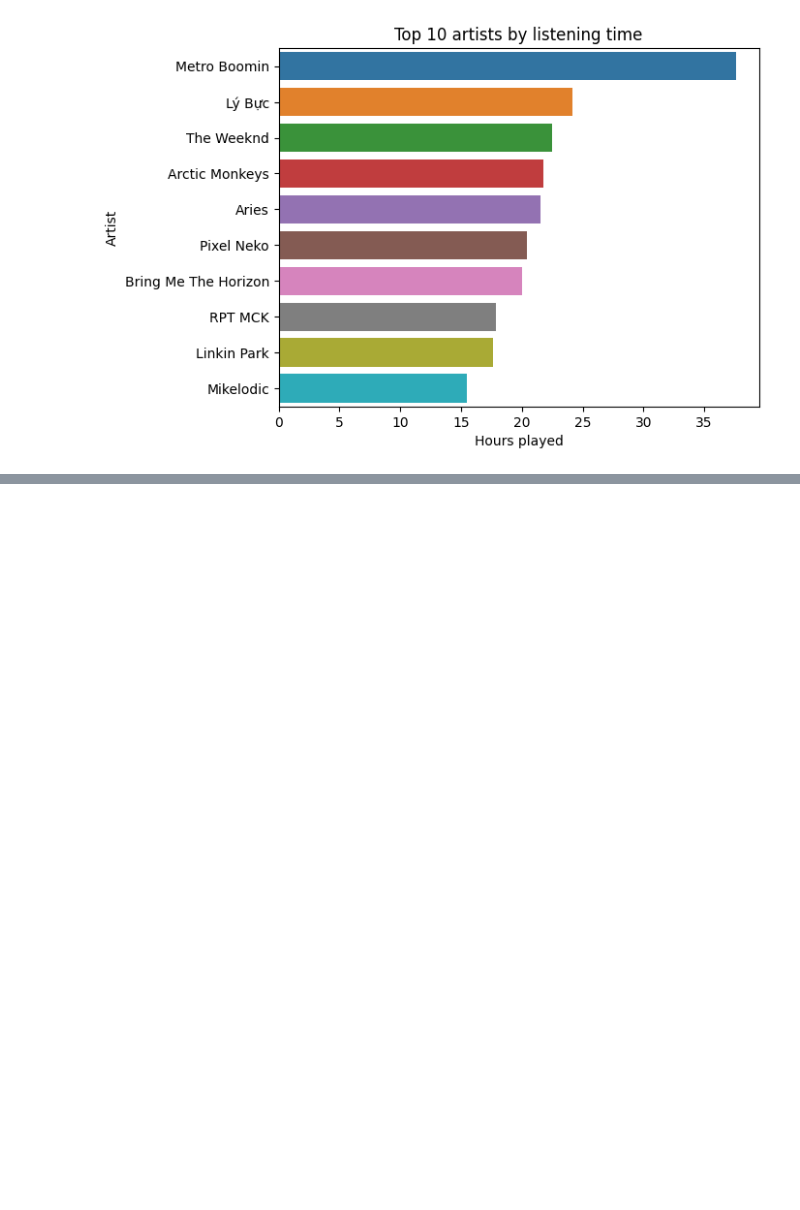
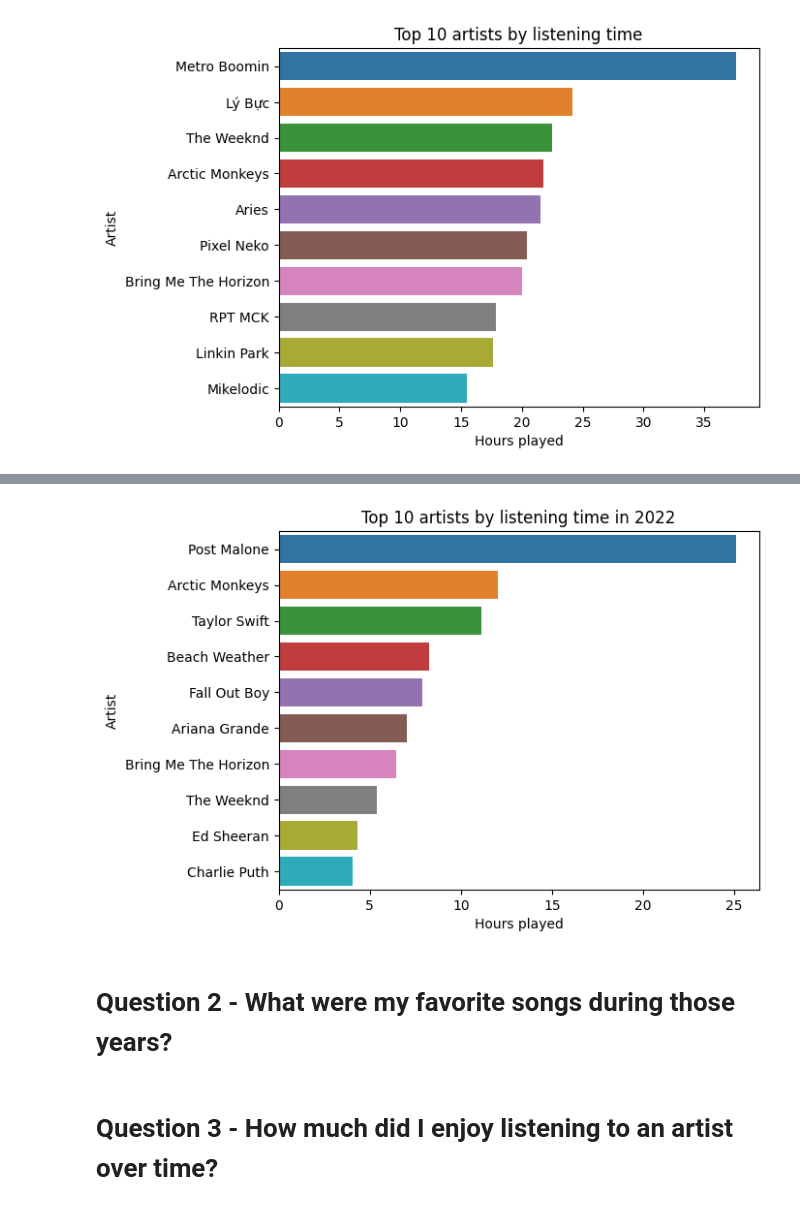
Before and after one commit to nkt1850/Spotify-EDA, a Jupyter notebook: Spotify Data Analysis/Spotify EDA.ipynb, the cells around one changed output, grey strips where cells are left out. Cells and saved outputs as stored; diff of their text form; code cells hidden in the pictures; blank space fills up the shorter version.

Commit message:
Adding question 2 and 3 to the script
Add: Favorite songs during the years & Listening trends over the years

```diff
--- a/Spotify Data Analysis/Spotify EDA.ipynb
+++ b/Spotify Data Analysis/Spotify EDA.ipynb
@@ -111,0 +92,23 @@ array([['Metro Boomin', 37.618431944444445],
+# %%
+def top_10_listening_time(year):
+    music_df_plot = music_df[music_df['datetime'].apply(lambda t:t.year == year)]
+    music_df_plot = music_df_plot.groupby('master_metadata_album_artist_name')['hours_played'].sum()
+    music_df_plot = music_df_plot.sort_values(ascending=False).head(10)
+    music_df_plot = music_df_plot.reset_index()
+    music_df_plot
+
+    sns.barplot(
+        data=music_df_plot,
+        x=music_df_plot.hours_played,
+        y=music_df_plot.master_metadata_album_artist_name,
+        orient='h'
+    )
+    plt.xlabel('Hours played')
+    plt.ylabel('Artist')
+    plt.title('Top 10 artists by listening time in ' + str(year))
+# %%
+top_10_listening_time(2022)
+# %% [output]
+[figure, added]
+# %% [markdown]
+# Question 2 - What were my favorite songs during those years?
@@ -111,0 +125,2 @@ array([['Metro Boomin', 37.618431944444445],
+# %% [markdown]
+# Question 3 - How much did I enjoy listening to an artist over time?
```
Also changed, not shown: parts of 10 cells of this notebook.
